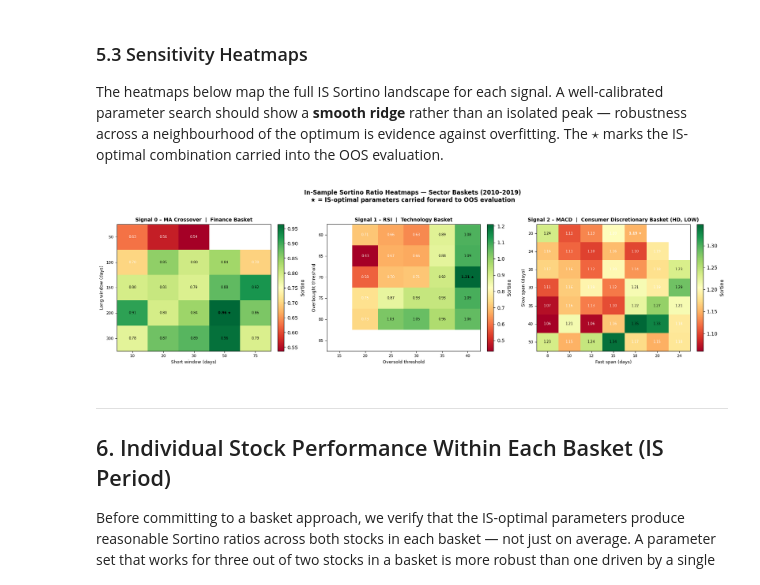
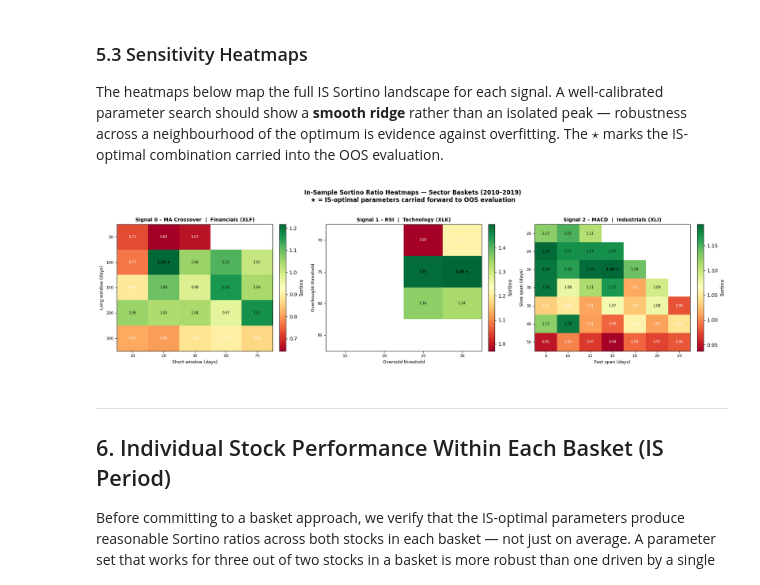
Before and after one commit to daan1shh/Computational-Finance, a Jupyter notebook: research_notebook_Daanish.ipynb, the cells around one changed output. Cells and saved outputs as stored; diff of their text form; code cells hidden in the pictures.

```diff
--- a/research_notebook_Daanish.ipynb
+++ b/research_notebook_Daanish.ipynb
@@ -136,7 +136,7 @@ signals = {
     'MA Crossover' : lambda s: module.ma_signal(s, 50, 200),
     'RSI'          : lambda s: module.rsi_signal(s),
     'Bollinger'    : lambda s: module.bollinger_signal(s),
-    'Z-Score'      : lambda s: module.macd_signal(s),
+    'MACD'         : lambda s: module.macd_signal(s),
 }
 
 # Compute Sharpe ratio for each signal/stock combination
@@ -507,8 +628,11 @@ _best_ma_params = max(ma_grid_results,
 print(f'Signal 0 - MA Crossover  |  best IS params: {_best_ma_params}')
 
 # Signal 1: RSI — Technology basket (period=14 fixed, sweep thresholds)
-oversold_levels   = [15, 20, 25, 30, 35, 40]
-overbought_levels = [60, 65, 70, 75, 80, 85]
+# Oversold is capped at 30 (Wilder's original definition: RSI < 30 = oversold).
+# Allowing oversold > 30 inflates active-day fraction and produces strategies
+# that are essentially buy-and-hold in a bull market — not genuine mean reversion.
+oversold_levels   = [15, 20, 25, 30]
+overbought_levels = [70, 75, 80, 85]
 
 rsi_grid_results = []
 for os_ in oversold_levels:
@@ -524,8 +648,9 @@ _best_rsi_params = max(rsi_grid_results,
 print(f'Signal 1 - RSI           |  best IS params: {_best_rsi_params}')
 
 # Signal 2: MACD — Consumer Discretionary basket (HD, LOW)
-# Grid is widened so the IS-optimal parameters sit interior to the search
-# space (boundary optima are evidence of under-exploration).
+# Minimum spread of 8 periods between fast and slow EMAs is enforced.
+# A spread < 8 produces near-identical EMAs, making the MACD line pure noise
+# and allowing spurious parameter combos (e.g. fast=18, slow=20) to win on IS.
 macd_fast_grid = [8, 10, 12, 15, 18, 20, 24]
 macd_slow_grid = [20, 24, 26, 30, 35, 40, 50]
 macd_sig_grid  = [5, 7, 9, 11, 13]
@@ -533,7 +658,7 @@ macd_sig_grid  = [5, 7, 9, 11, 13]
 macd_grid_results = []
 for fs in macd_fast_grid:
     for sl in macd_slow_grid:
-        if fs >= sl:
+        if sl - fs < 8:          # require meaningful EMA separation
             continue
         for sg in macd_sig_grid:
             score = basket_sortino(module.macd_signal, df_consumer_is,
@@ -623,8 +748,16 @@ ma_matrix    = build_matrix(ma_grid_results,   long_windows,      short_windows,
                              'long_window',     'short_window')
 rsi_matrix   = build_matrix(rsi_grid_results,  overbought_levels, oversold_levels,
                              'overbought',      'oversold')
-macd_matrix  = build_matrix(macd_grid_results, macd_slow_grid,    macd_fast_grid,
-                             'slow_span',       'fast_span')
+# For the 3-D MACD grid, collapse to 2-D by keeping the best signal_span
+# at each (fast_span, slow_span) combination — avoids misleading marginalisation.
+macd_grid_2d = {}
+for params, score in macd_grid_results:
+    key = (params['fast_span'], params['slow_span'])
+    if key not in macd_grid_2d or (score == score and score > macd_grid_2d[key][1]):
+        macd_grid_2d[key] = (params, score)
+macd_grid_results_2d = list(macd_grid_2d.values())
+macd_matrix  = build_matrix(macd_grid_results_2d, macd_slow_grid,    macd_fast_grid,
+                             'slow_span',          'fast_span')
 
 # ── HEATMAP DRAWING FUNCTION ──────────────────────────────────────────────────
 
@@ -655,37 +788,37 @@ def draw_heatmap(ax, data, row_labels, col_labels, row_title, col_title,
 fig, axes = plt.subplots(1, 3, figsize=(18, 5))
 fig.suptitle(
     'In-Sample Sortino Ratio Heatmaps — Sector Baskets (2010–2019)\n'
     '★ = IS-optimal parameters carried forward to OOS evaluation',
     fontsize=12, fontweight='bold', y=1.02)
 
 draw_heatmap(axes[0], ma_matrix,
              [str(l) for l in long_windows],
              [str(s) for s in short_windows],
              'Long window (days)', 'Short window (days)',
-             'Signal 0 – MA Crossover  |  Finance Basket',
+             'Signal 0 – MA Crossover  |  Financials (XLF)',
              star_row=long_windows.index(_best_ma_params['long_window']),
              star_col=short_windows.index(_best_ma_params['short_window']))
 
 draw_heatmap(axes[1], rsi_matrix,
              [str(o) for o in overbought_levels],
              [str(o) for o in oversold_levels],
              'Overbought threshold', 'Oversold threshold',
-             'Signal 1 – RSI  |  Technology Basket',
+             'Signal 1 – RSI  |  Technology (XLK)',
              star_row=overbought_levels.index(_best_rsi_params['overbought']),
              star_col=oversold_levels.index(_best_rsi_params['oversold']))
 
 draw_heatmap(axes[2], macd_matrix,
              [str(e) for e in macd_slow_grid],
              [str(w) for w in macd_fast_grid],
              'Slow span (days)', 'Fast span (days)',
-             'Signal 2 – MACD  |  Consumer Discretionary Basket (HD, LOW)',
+             'Signal 2 – MACD  |  Industrials (XLI)',
              star_row=macd_slow_grid.index(_best_macd_params['slow_span']),
              star_col=macd_fast_grid.index(_best_macd_params['fast_span']))
 
 plt.tight_layout()
 plt.show()
 # %% [output]
-[figure, old version]
+[figure, new version]
 # %% [markdown]
 ---
 ## 6. Individual Stock Performance Within Each Basket (IS Period)
```
Also changed, not shown: parts of 24 cells of this notebook, 10 other files.
